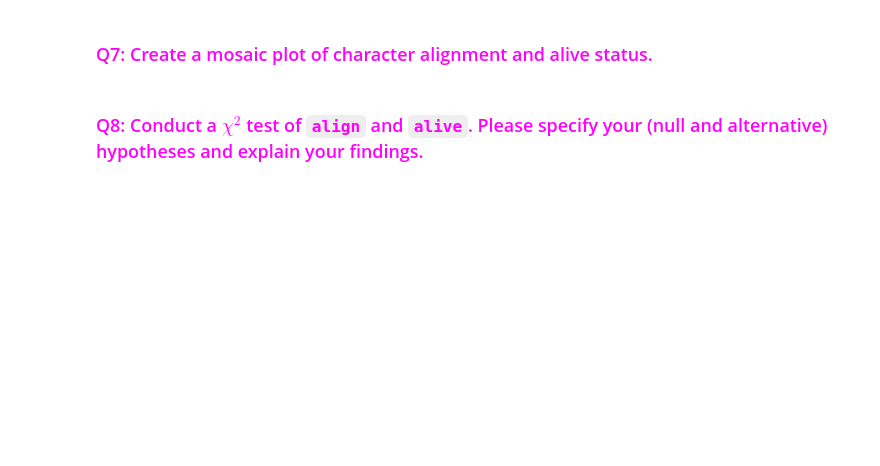
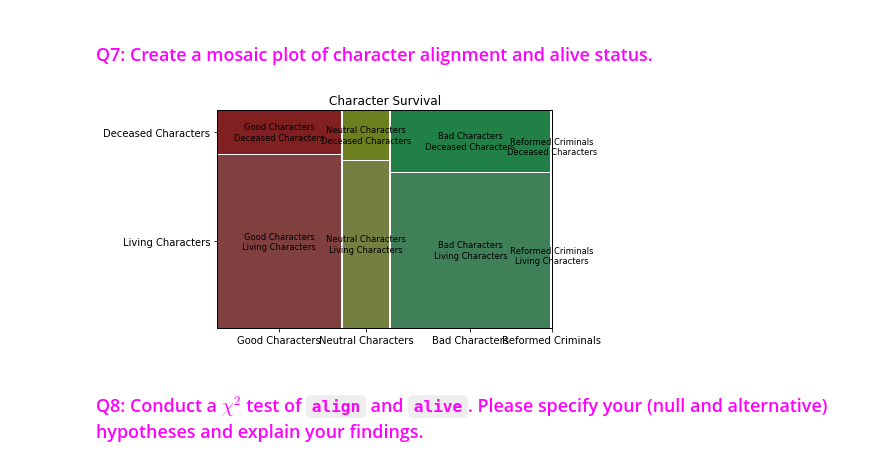
Before and after one commit to tengdann/si618, a Jupyter notebook: 618_06_categorical_and_text_data.ipynb, the cells around one changed output. Saved outputs shown, nothing was run; the diff lists cells and outputs as text; code cells hidden in the pictures; blank space fills up the shorter version.

````diff
--- a/618_06_categorical_and_text_data.ipynb
+++ b/618_06_categorical_and_text_data.ipynb
@@ -171,2 +301,6 @@ Hint: use "normalize=all" in your crosstab statement.  What does normalize do? (
+# %%
+cc = mosaic(comic_characters, ['align','alive'],title='Character Survival')
+# %% [output]
+[figure, added]
 # %% [markdown]
 ### <font color="magenta">Q8: Conduct a $\chi^2$ test of ```align``` and ```alive```. Please specify your (null and alternative) hypotheses and explain your findings.
````
Also changed, not shown: parts of 59 cells of this notebook, 1 other file.
